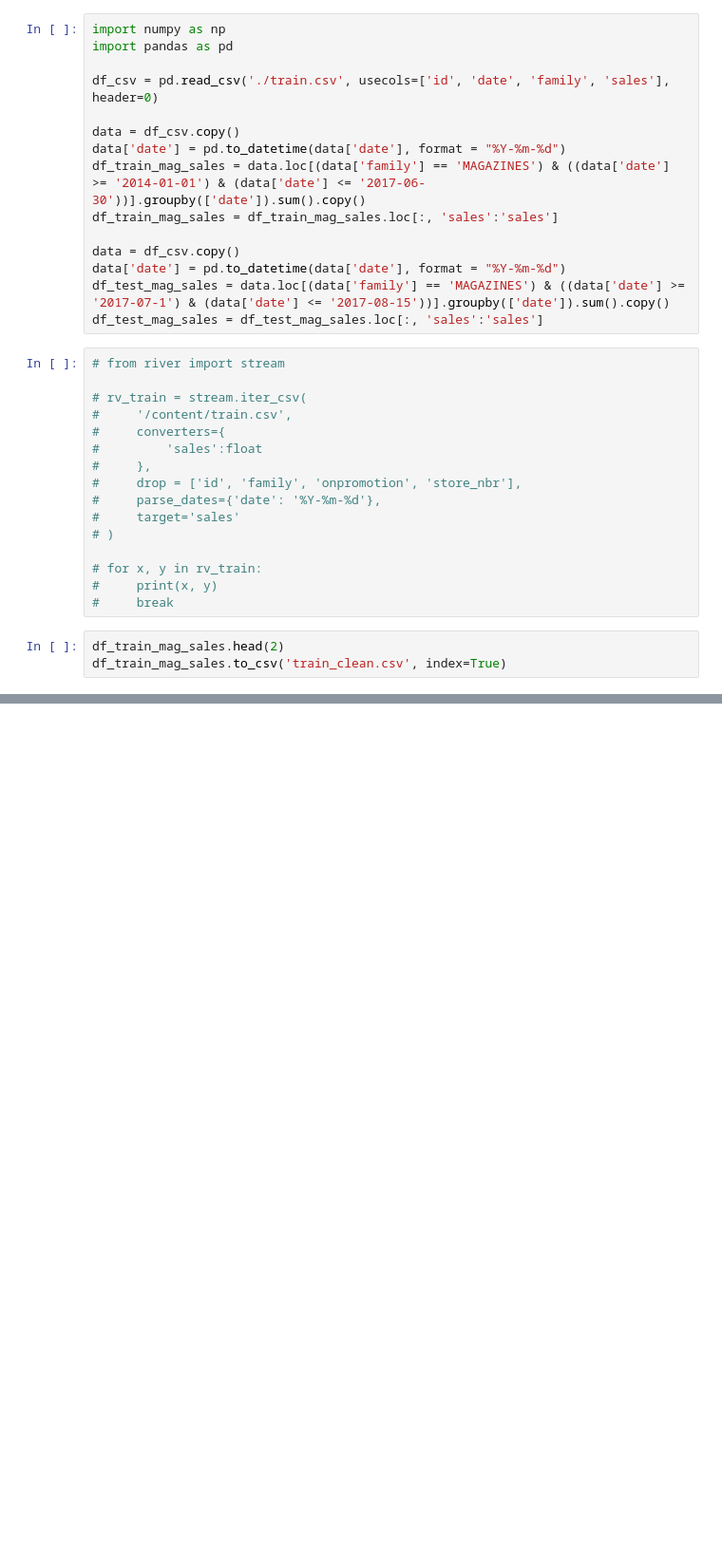
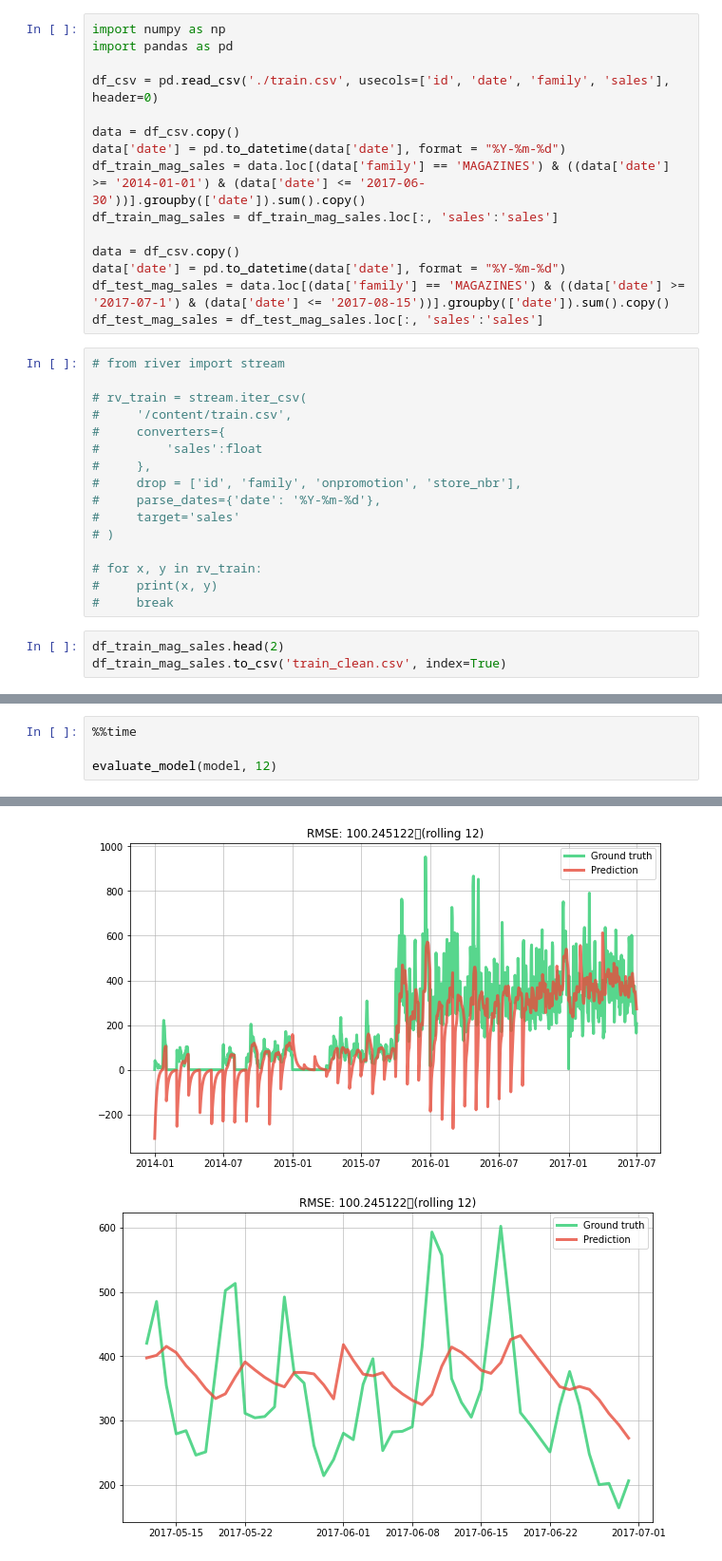
Before and after one commit to asteryu726/MSBD5012, a Jupyter notebook: MSBD5012_river.ipynb, the cells around one changed output, grey strips where cells are left out. Shown at 95% size. Saved outputs shown, nothing was run; the diff lists cells and outputs as text; blank space fills up the shorter version.

```diff
--- a/MSBD5012_river.ipynb
+++ b/MSBD5012_river.ipynb
@@ -205,0 +225,5 @@ evaluate_model(model, 12)
+# %%
+%%time
+
+evaluate_model(model, 12)
+# %% [output]
@@ -205,0 +232,2 @@ evaluate_model(model, 12)
+[figure, added]
+[figure, added]
```
Also changed, not shown: parts of 16 cells of this notebook.
